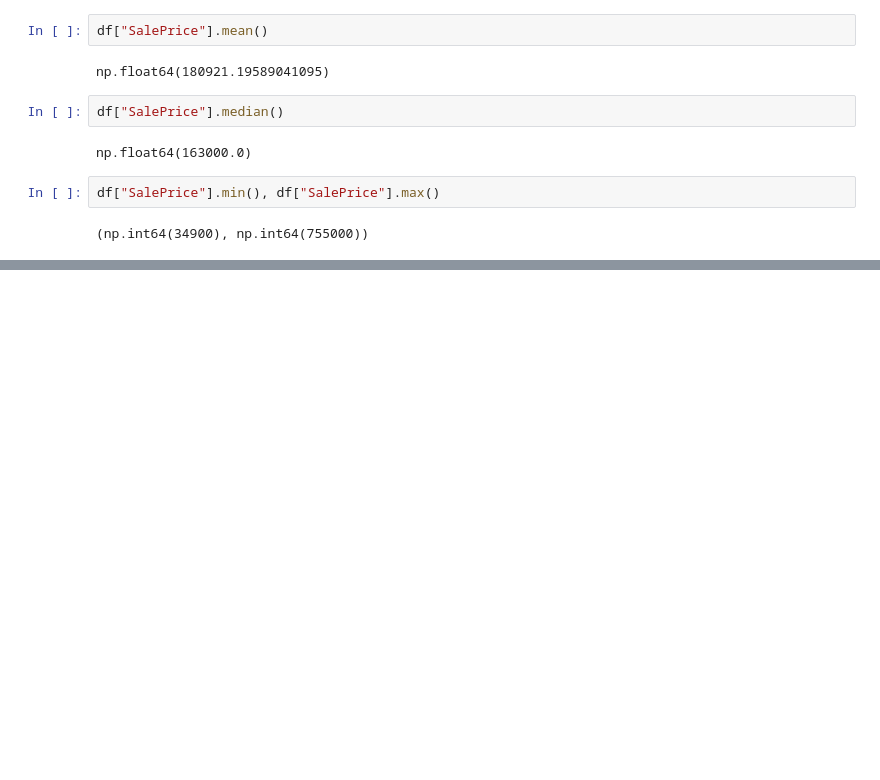
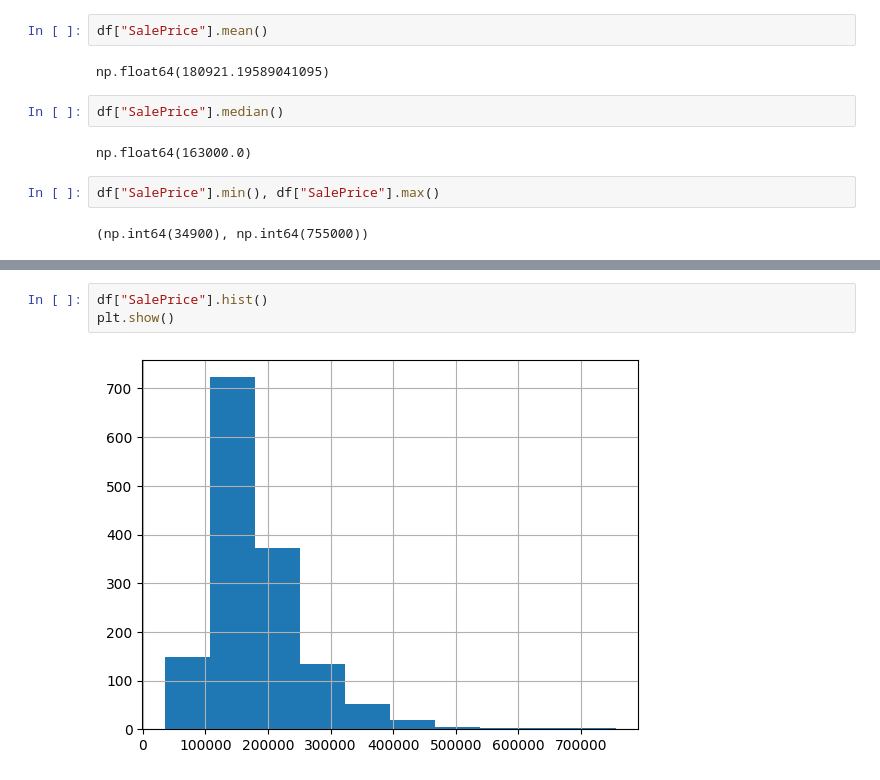
Before and after one commit to KashishNankani/house-price-prediction, a Jupyter notebook: exploration.ipynb, the cells around one changed output, grey strips where cells are left out. Saved outputs shown, nothing was run; the diff lists cells and outputs as text; blank space fills up the shorter version.

```diff
--- a/exploration.ipynb
+++ b/exploration.ipynb
@@ -503,0 +516,5 @@ df["SalePrice"].min(), df["SalePrice"].max()
+# %%
+df["SalePrice"].hist()
+plt.show()
+# %% [output]
+[figure, added]
```
Also changed, not shown: parts of 12 cells of this notebook.
